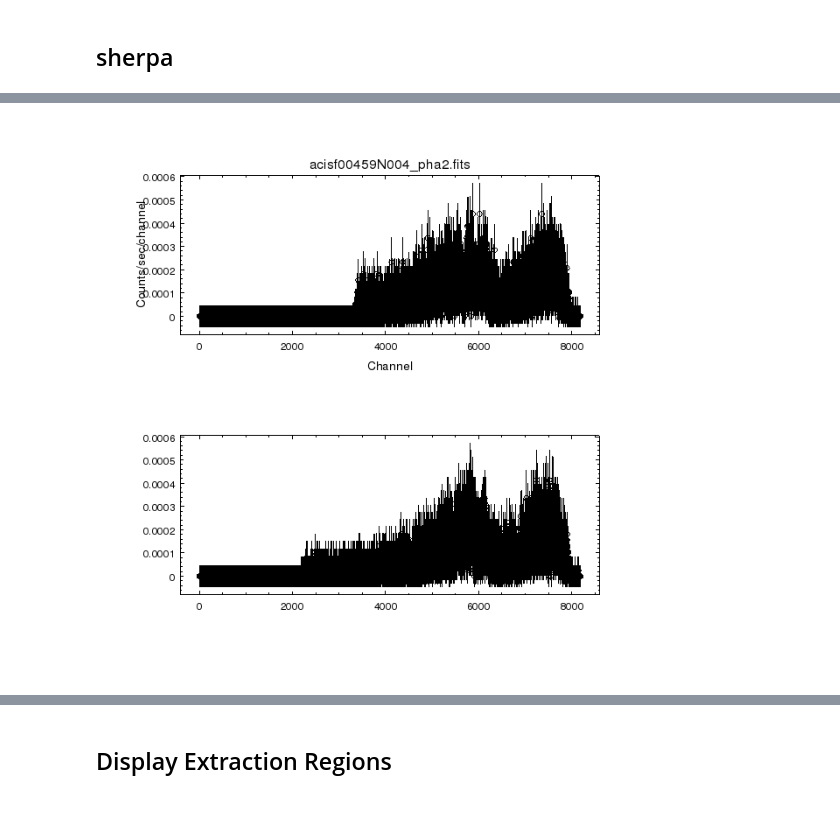
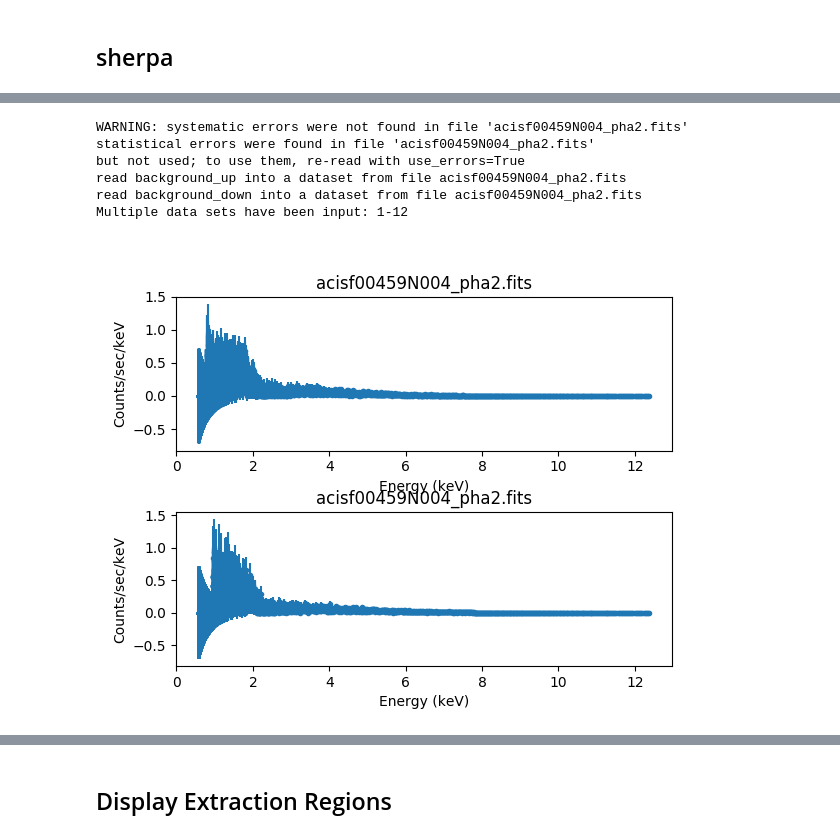
Before and after one commit to cxcsds/ciao-threads, a Jupyter notebook: examinepha2.ipynb, the cells around one changed output, grey strips where cells are left out. Drawn from its saved outputs; the diff is of its cells as text; code cells hidden in the pictures; blank space fills up the shorter version.

```diff
--- a/examinepha2.ipynb
+++ b/examinepha2.ipynb
@@ -160,4 +165,35 @@ display < sherpa_01.png
 # %%
-display < sherpa_02.png
+###display < sherpa_02.png
-# %% [output]
-[figure, removed]
+# %%
+
+cat << EOM > s1.py
+import sherpa.astro.ui as ui
+import matplotlib.pylab as plt
+
+ui.load_pha("acisf00459N004_pha2.fits")
+ui.set_analysis("energy")
+ui.plot("data",4,"data",3)
+
+#plt.subplot(2,1,2)
+#ui.plot_data(3, clearwindow=False)
+#plt.ylabel("Counts/sec/kev")
+#plt.xlabel("Energy (kev)")
+
+#plt.subplot(2,1,1)
+#ui.plot_data(4, clearwindow=False)
+#plt.ylabel("Counts/sec/kev")
+#plt.title("acisf00459N004_pha2.fits")
+
+plt.savefig("sherpa_01.png")
+EOM
+
+python s1.py
+display < sherpa_01.png
+# %% [output]
+WARNING: systematic errors were not found in file 'acisf00459N004_pha2.fits'
+statistical errors were found in file 'acisf00459N004_pha2.fits'
+but not used; to use them, re-read with use_errors=True
+read background_up into a dataset from file acisf00459N004_pha2.fits
+read background_down into a dataset from file acisf00459N004_pha2.fits
+Multiple data sets have been input: 1-12
+[figure, added]
```
Also changed, not shown: parts of 9 cells of this notebook.
